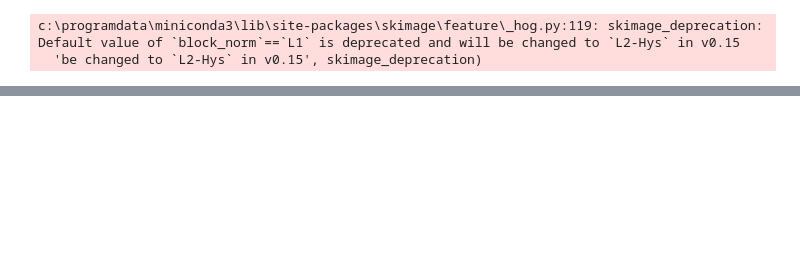
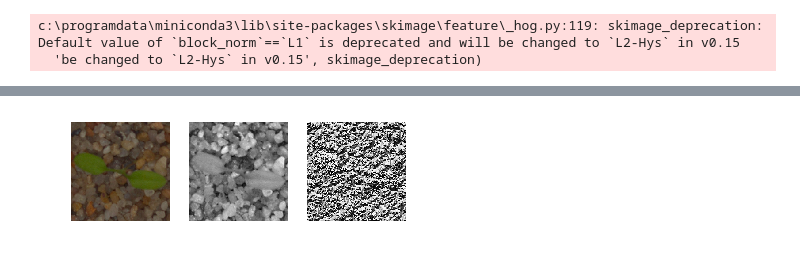
Before and after one commit to shuoenchang/CCU-Computer_Vision, a Jupyter notebook: HW1/HW1.ipynb, the cells around one changed output, grey strips where cells are left out. Cells and saved outputs as stored; diff of their text form; code cells hidden in the pictures; blank space fills up the shorter version.

```diff
--- a/HW1/HW1.ipynb
+++ b/HW1/HW1.ipynb
@@ -187,11 +180,11 @@ plt.show()
 # %%
 for testID in tqdm(range(len(test))):
-    minSAD, answerID = -1, -1
+    minSSD, answerID = -1, -1
     for trainID in range(len(train)):
         distance = test['hog_image'][testID] - train['hog_image'][trainID]
-        SAD = np.sum(np.abs(distance))
-        if SAD < minSAD or minSAD == -1:
-            minSAD = SAD
+        SSD = np.sum(distance**2)
+        if SSD < minSSD or minSSD == -1:
+            minSSD = SSD
             answerID = trainID
     test['species'][testID] = train['species'][answerID]
 # %% [output]
@@ -200,0 +215,4 @@ test[['file', 'species']].to_csv('submission_HOG.csv', index=False)
+# %%
+test['lbp_image'] = ""
+for i in tqdm(range(len(test))):
+    test['lbp_image'][i] = local_binary_pattern(test['grayscale'][i], P=8, R=1)
@@ -200,0 +221,13 @@ test[['file', 'species']].to_csv('submission_HOG.csv', index=False)
+# %%
+plt.subplot(1,3,1)
+plt.imshow(test['data'][20])
+plt.axis('off')
+plt.subplot(1,3,2)
+plt.imshow(test['grayscale'][20], cmap=plt.cm.gray)
+plt.axis('off')
+plt.subplot(1,3,3)
+plt.imshow(test['lbp_image'][20], cmap=plt.cm.gray)
+plt.axis('off')
+plt.show()
+# %% [output]
+[figure, added]
```
Also changed, not shown: parts of 18 cells of this notebook, 4 other files.
